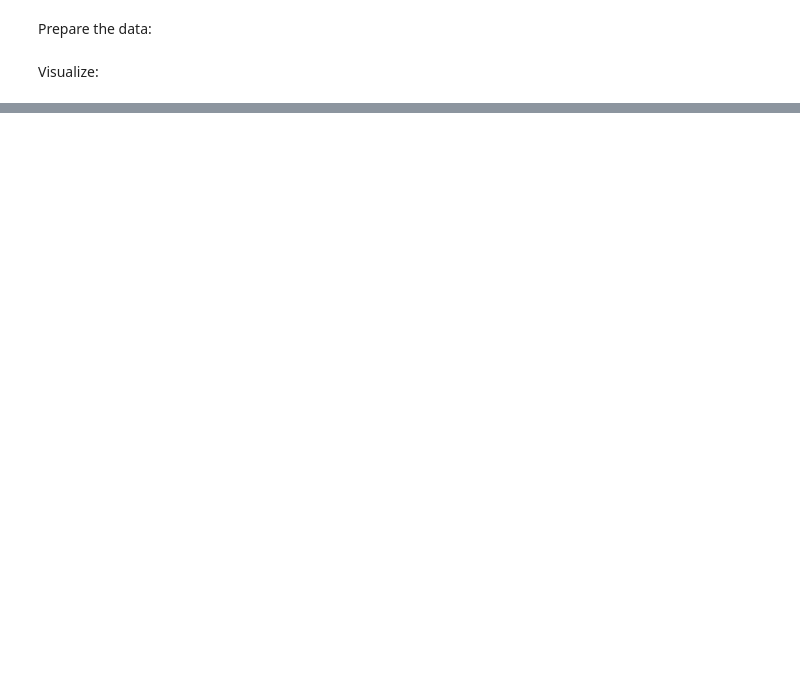
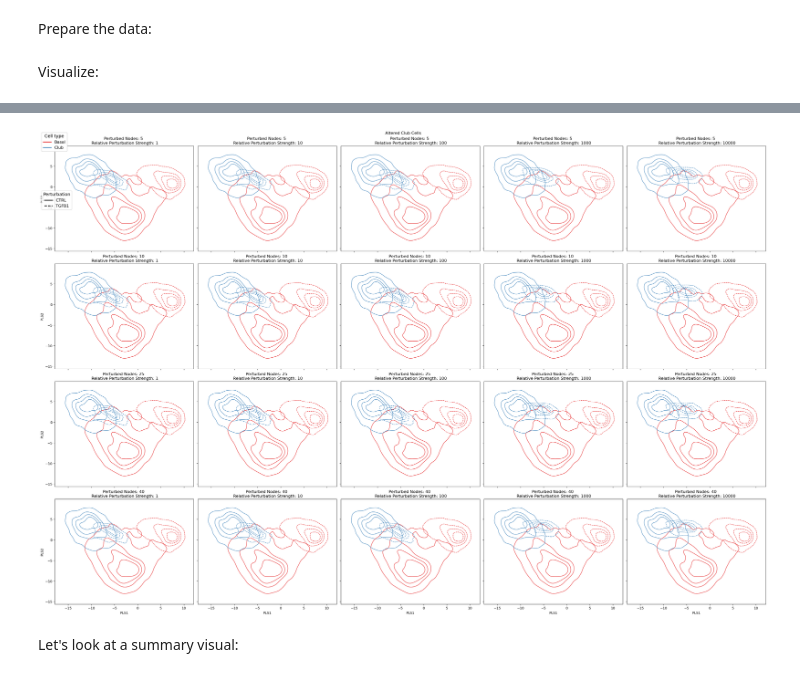
Before and after one commit to hmbaghdassarian/scLEMBAS, a Jupyter notebook: notebooks/McCauley_2024/07_mechanistic_analyses/subnetwork_analysis/05_analyze_subnetwork.ipynb, the cells around one changed output, grey strips where cells are left out. Saved outputs shown, nothing was run; the diff lists cells and outputs as text; code cells hidden in the pictures; blank space fills up the shorter version.

```diff
--- a/notebooks/McCauley_2024/07_mechanistic_analyses/subnetwork_analysis/05_analyze_subnetwork.ipynb
+++ b/notebooks/McCauley_2024/07_mechanistic_analyses/subnetwork_analysis/05_analyze_subnetwork.ipynb
@@ -837,6 +831,8 @@ Spread: DCN antagonizes TGFβ directly upstream; PAK5 + PDGFA dampen EMT signali
 ## Conduct Perturbations
 # %% [markdown]
 In predictions, we just use splits that have it in the training data (for best results, since goal isn't OOD prediction) with no counterfactual (cells in = cells out).
+# %%
+scores = pd.read_csv(os.path.join(data_path, 'processed', '{}_candidate_catbias_perts.csv'.format(author)), index_col = 0)
 # %%
 import copy
 import joblib
@@ -1370,0 +1455,23 @@ fig, axes = plot_pls_kde_grid(
+# %%
+ct = 'Club'
+altered_dict = {}
+for (top_n_altered, node_scaler) in itertools.product(top_ns, node_scalers):
+    label = 'Perturbed Nodes: {} \n Relative Perturbation Strength: {}'.format(top_n_altered, node_scaler)
+    altered_dict[label] = build_altered_df(node_scaler, top_n_altered, ct)
+
+
+
+fig, axes = plot_pls_kde_grid(
+    altered_dict,
+    cat_col=cat_col,
+    pert_col=pert_col,
+    ctrl_pert=ctrl_pert,
+    pert=pert,
+    ncols=len(node_scalers)
+)
+fig.suptitle('Altered {} Cells'.format(ct))
+plt.show()
+# %% [output]
+[figure, added]
+# %% [markdown]
+Let's look at a summary visual:
```
Also changed, not shown: parts of 27 cells of this notebook, 3 other files.
